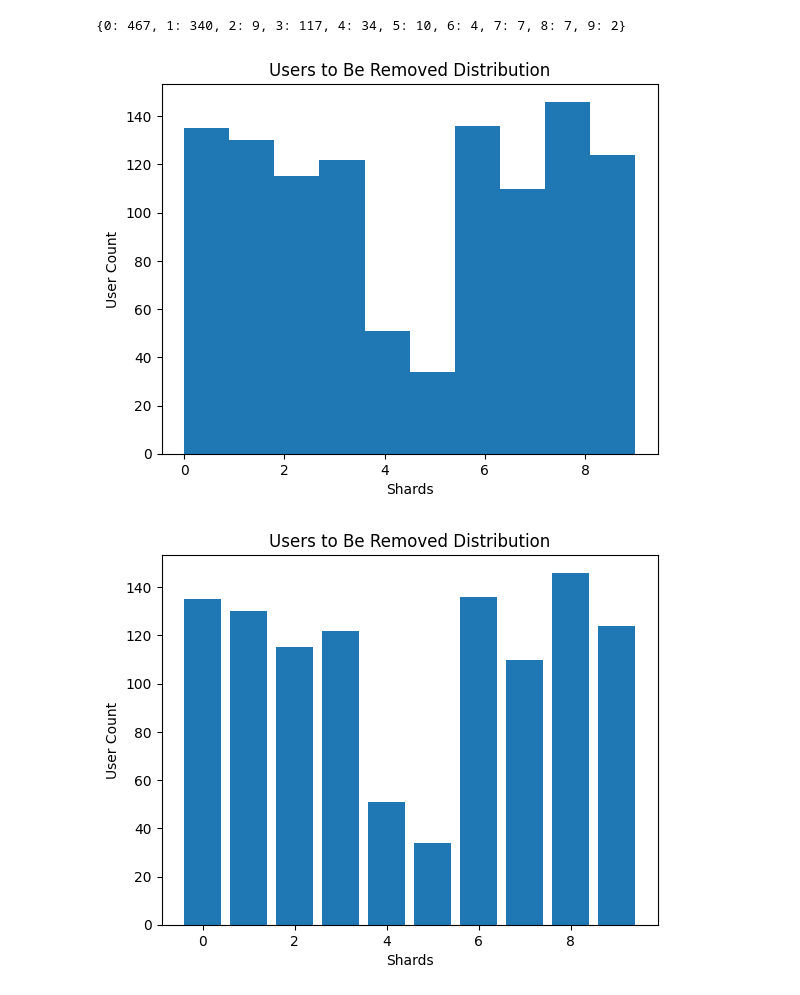
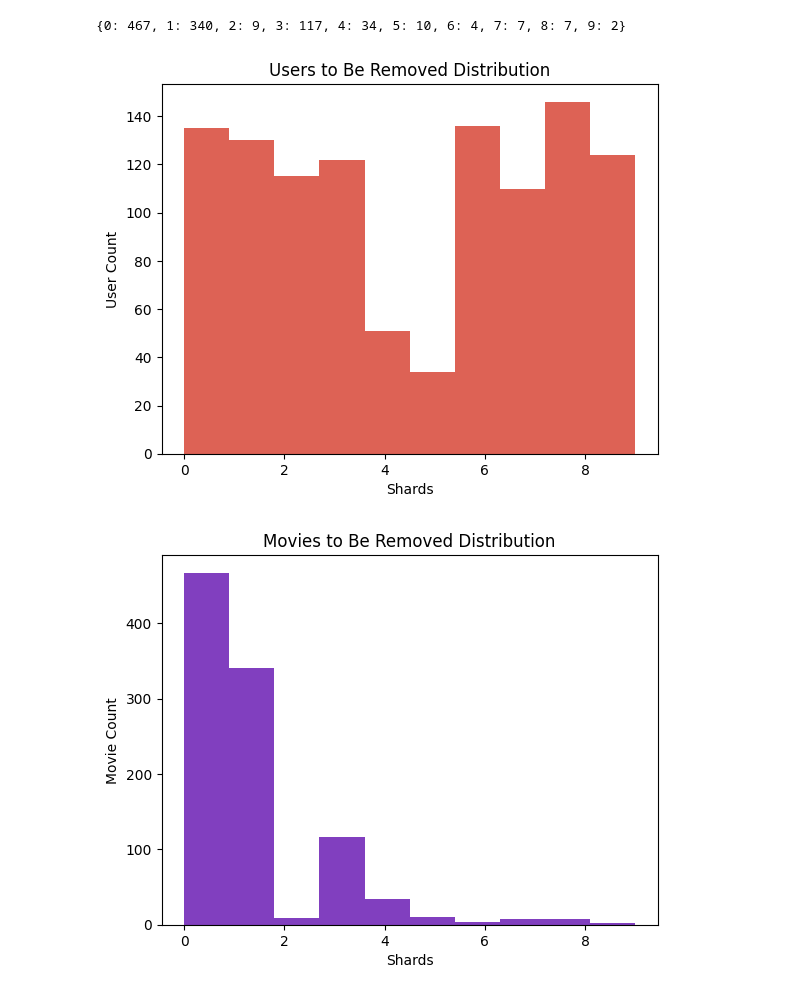
Before and after one commit to sriv1999/unlearning, a Jupyter notebook: data/ml-1m/histogram.ipynb, the cells around one changed output. Drawn from its saved outputs; the diff is of its cells as text; code cells hidden in the pictures.

Commit message:
histogram update

```diff
--- a/data/ml-1m/histogram.ipynb
+++ b/data/ml-1m/histogram.ipynb
@@ -73,24 +73,26 @@ movie_counts
 # %%
 import matplotlib.pyplot as plt
 
 userList = [key for key, val in user_counts.items() for _ in range(val)]
 
-plt.hist(userList, bins=10)
+plt.hist(userList, bins=10, color='#DD6255')
 
 plt.xlabel('Shards')
 plt.ylabel('User Count')
 plt.title(label="Users to Be Removed Distribution")
 
 plt.show()
 # %% [output]
-[figure, old version]
+[figure, new version]
 # %%
-plt.bar(list(user_counts.keys()), user_counts.values())
+movieList = [key for key, val in movie_counts.items() for _ in range(val)]
+
+plt.hist(movieList, bins=10, color='#813FBF')
 
 plt.xlabel('Shards')
-plt.ylabel('User Count')
-plt.title(label="Users to Be Removed Distribution")
+plt.ylabel('Movie Count')
+plt.title(label="Movies to Be Removed Distribution")
 
 plt.show()
 # %% [output]
-[figure, old version]
+[figure, new version]
```
Also changed, not shown: parts of 2 cells of this notebook.
